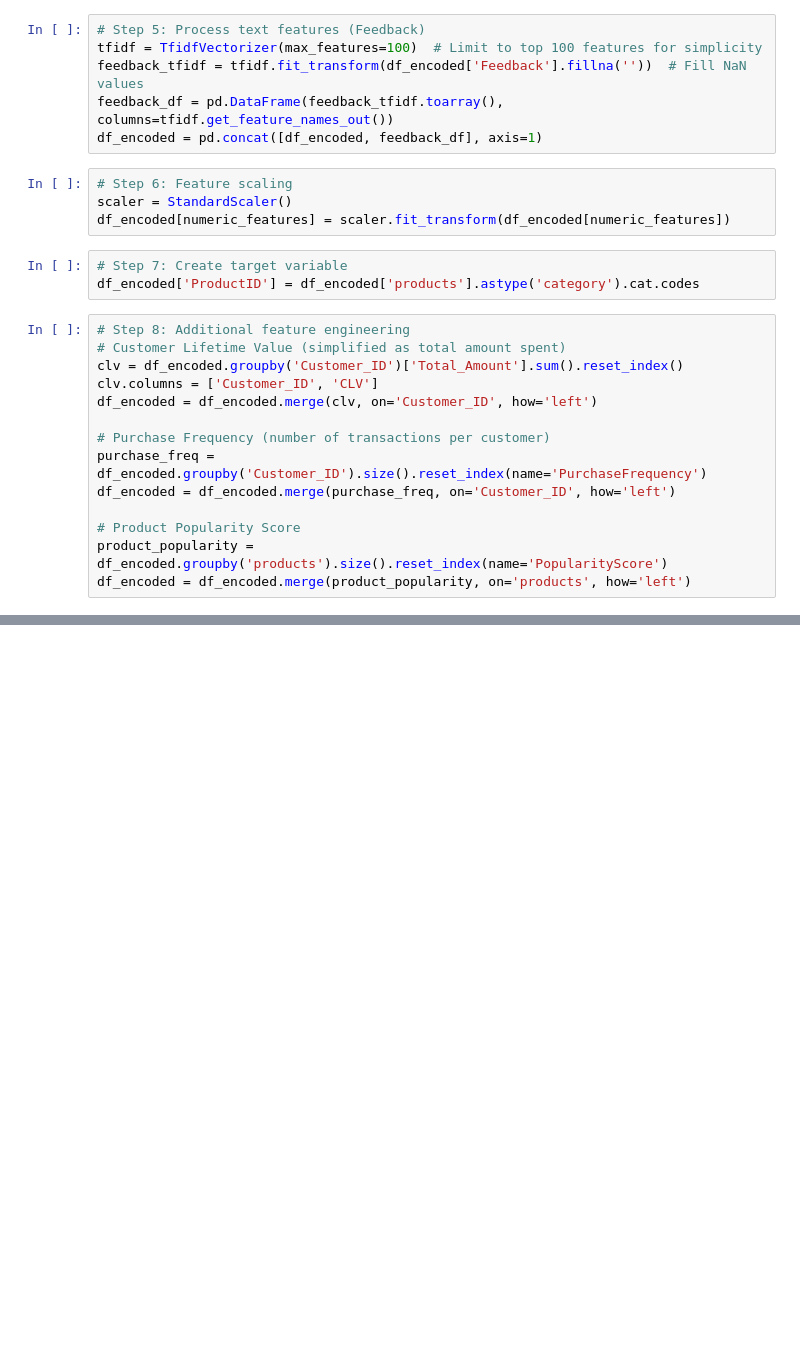
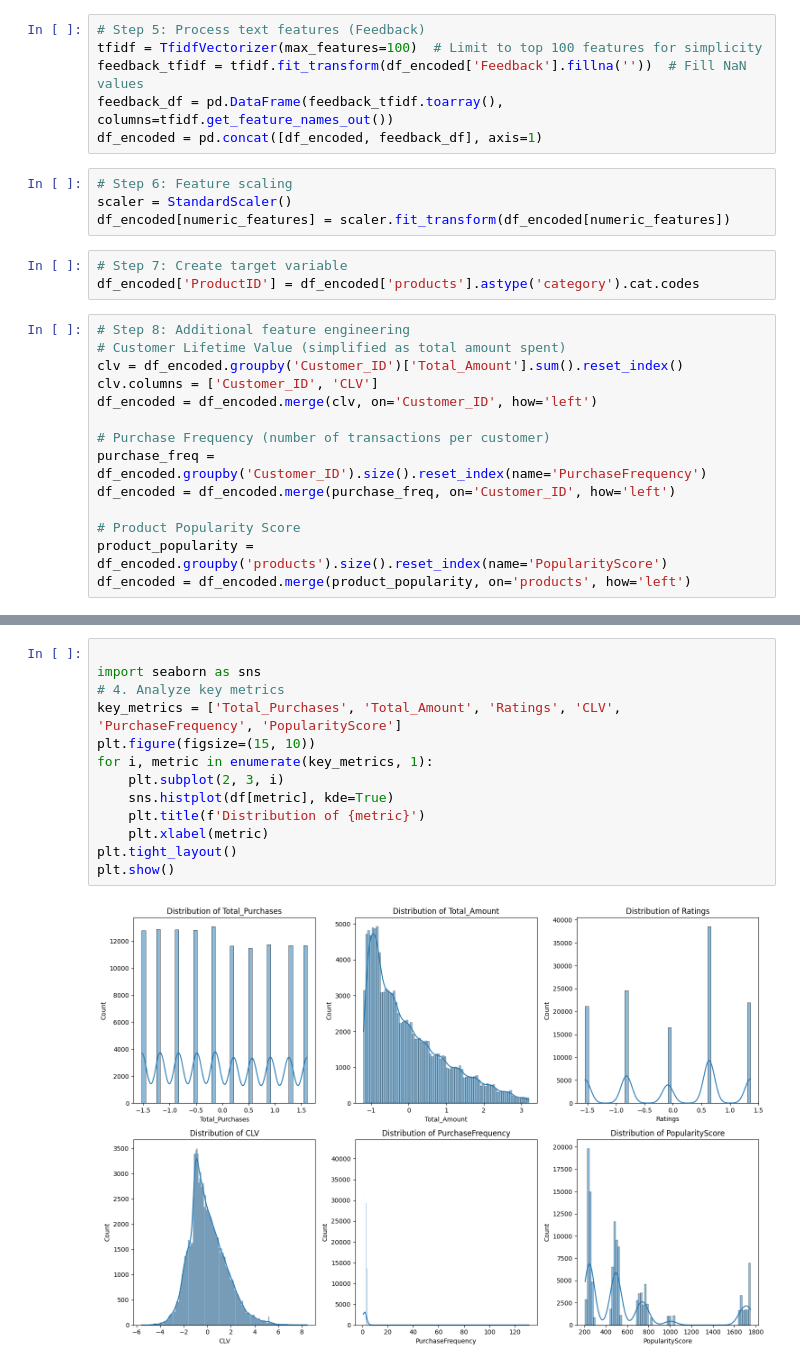
Before and after one commit to MiguelOliveira1200874/ClothingRecomender, a Jupyter notebook: ShopRecomender.ipynb, the cells around one changed output, grey strips where cells are left out. Cells and saved outputs as stored; diff of their text form; blank space fills up the shorter version.

```diff
--- a/ShopRecomender.ipynb
+++ b/ShopRecomender.ipynb
@@ -89,0 +207,15 @@ KeyError: "['Name', 'Email', 'Phone', 'Address', 'Zipcode', 'Date', 'Year', 'Tim
+# %%
+
+import seaborn as sns
+# 4. Analyze key metrics
+key_metrics = ['Total_Purchases', 'Total_Amount', 'Ratings', 'CLV', 'PurchaseFrequency', 'PopularityScore']
+plt.figure(figsize=(15, 10))
+for i, metric in enumerate(key_metrics, 1):
+    plt.subplot(2, 3, i)
+    sns.histplot(df[metric], kde=True)
+    plt.title(f'Distribution of {metric}')
+    plt.xlabel(metric)
+plt.tight_layout()
+plt.show()
+# %% [output]
+[figure, added]
```
Also changed, not shown: parts of 17 cells of this notebook.
